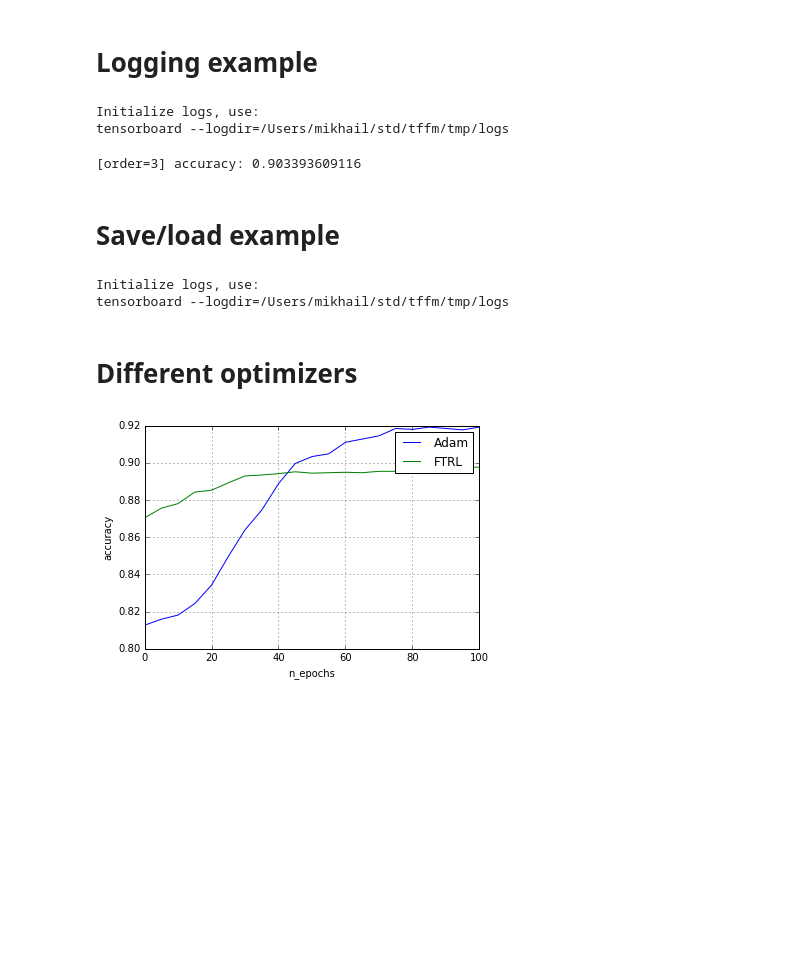
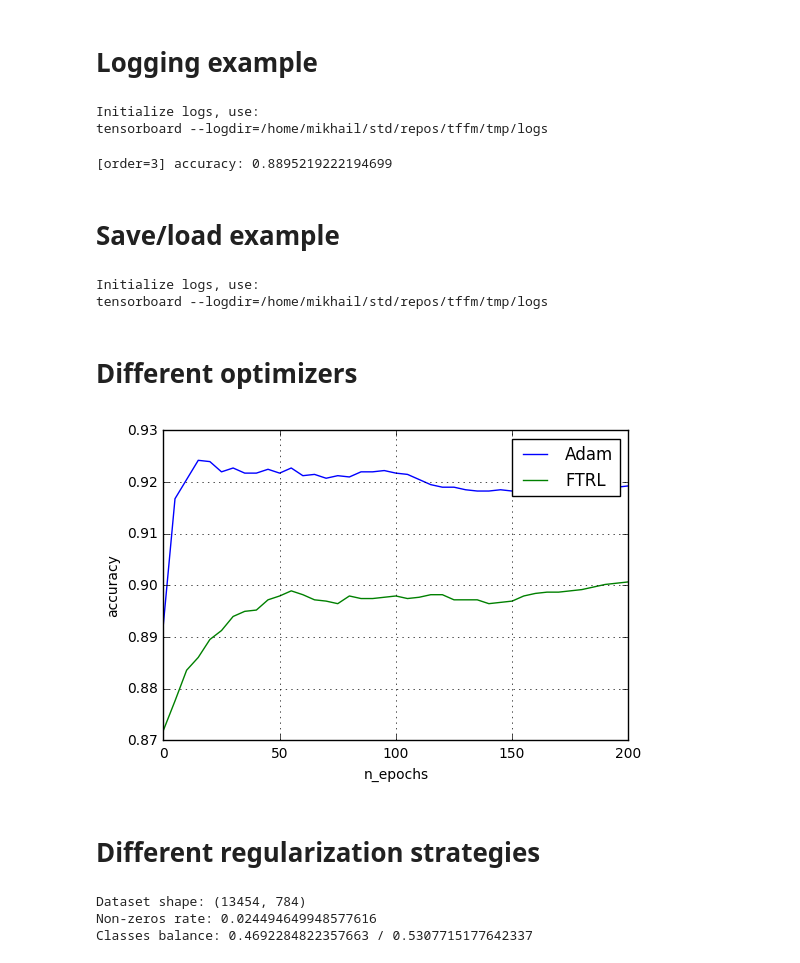
Before and after one commit to geffy/tffm, a Jupyter notebook: example.ipynb, the cells around one changed output. Drawn from its saved outputs; the diff is of its cells as text; code cells hidden in the pictures; blank space fills up the shorter version.

```diff
--- a/example.ipynb
+++ b/example.ipynb
@@ -71,12 +70,13 @@ for order in [2, 3]:
     model = TFFMClassifier(
         order=order,
         rank=10,
-        optimizer=tf.train.AdamOptimizer(learning_rate=0.01),
+        optimizer=tf.train.AdamOptimizer(learning_rate=0.001),
         n_epochs=50,
-        batch_size=-1,
+        batch_size=1024,
         init_std=0.001,
-        reg=0.001,
-        input_type='dense'
+        reg=0.01,
+        input_type='dense',
+        seed=42
     )
     model.fit(X_tr, y_tr, show_progress=True)
     predictions = model.predict(X_te)
@@ -98,12 +98,13 @@ order = 3
 model = TFFMClassifier(
     order=order,
     rank=10,
-    optimizer=tf.train.AdamOptimizer(learning_rate=0.01),
+    optimizer=tf.train.AdamOptimizer(learning_rate=0.001),
     n_epochs=50,
-    batch_size=-1,
+    batch_size=1024,
     init_std=0.001,
-    reg=0.001,
-    input_type='sparse'
+    reg=0.01,
+    input_type='sparse',
+    seed=42
 )
 model.fit(X_tr_sparse, y_tr, show_progress=True)
 predictions = model.predict(X_te_sparse)
@@ -120,11 +121,11 @@ from sklearn.metrics import mean_squared_error
 model = TFFMRegressor(
     order=order,
     rank=10,
-    optimizer=tf.train.AdamOptimizer(learning_rate=0.01),
+    optimizer=tf.train.AdamOptimizer(learning_rate=0.001),
     n_epochs=50,
-    batch_size=-1,
+    batch_size=1024,
     init_std=0.001,
-    reg=0.001,
+    reg=0.01,
     input_type='sparse'
 )
 # translate Y from {0,1} to {-10, 10}
@@ -204,8 +205,8 @@ predictions = model.predict(X_te_sparse)
 print('[order={}] accuracy: {}'.format(order, accuracy_score(y_te, predictions)))
 # %% [output]
 Initialize logs, use:
-tensorboard --logdir=/Users/mikhail/std/tffm/tmp/logs
+tensorboard --logdir=/home/mikhail/std/repos/tffm/tmp/logs
-[order=3] accuracy: 0.903393609116
+[order=3] accuracy: 0.8895219222194699
 # %% [markdown]
 # Save/load example
 # %%
@@ -231,34 +232,55 @@ model.core.set_num_features(X_tr.shape[1])
 model.load_state('./tmp/state.tf')
 # %% [output]
 Initialize logs, use:
-tensorboard --logdir=/Users/mikhail/std/tffm/tmp/logs
+tensorboard --logdir=/home/mikhail/std/repos/tffm/tmp/logs
 # %% [markdown]
 # Different optimizers
 # %%
 for optim, title in [(tf.train.AdamOptimizer(learning_rate=0.001), 'Adam'),
-              (tf.train.FtrlOptimizer(0.05, l1_regularization_strength=0.001), 'FTRL')]:
+              (tf.train.FtrlOptimizer(0.01, l1_regularization_strength=0.01), 'FTRL')]:
     acc = []
     model = TFFMClassifier(
         order=3,
         rank=10,
         optimizer=optim,
-        batch_size=-1,
+        batch_size=1024,
         init_std=0.001,
-        reg=0.001,
+        reg=0.1,
         input_type='sparse',
     )
     n_epochs = 5
-    anchor_epochs = range(0, 100+1, n_epochs)
+    anchor_epochs = range(0, 200+1, n_epochs)
     for _ in anchor_epochs:
         # score result every 5 epochs
         model.fit(X_tr_sparse, y_tr, n_epochs=n_epochs)
         predictions = model.predict(X_te_sparse)
         acc.append(accuracy_score(y_te, predictions))
     plot(anchor_epochs, acc, label=title)
     model.destroy()
 xlabel('n_epochs')
 ylabel('accuracy')
 legend()
 grid()
 # %% [output]
-[figure, old version]
+[figure, new version]
+# %% [markdown]
+# Different regularization strategies
+# %%
+# only binary classification supported
+mask = (mnist['target'] == 3) + (mnist['target'] == 5)
+
+X_all = scale(mnist['data'][mask].astype(float))
+y_all = (mnist['target'][mask]==3)*1
+
+# make it more sparse (sparseness is about 97%)
+X_all = X_all * (np.random.uniform(0, 1, X_all.shape) > 0.97)
+
+print('Dataset shape: {}'.format(X_all.shape))
+print('Non-zeros rate: {}'.format(np.mean(X_all != 0)))
+print('Classes balance: {} / {}'.format(np.mean(y_all==0), np.mean(y_all==1)))
+
+X_tr, X_te, y_tr, y_te = train_test_split(X_all, y_all, random_state=42, test_size=0.3)
+# %% [output]
+Dataset shape: (13454, 784)
+Non-zeros rate: 0.024494649948577616
+Classes balance: 0.4692284822357663 / 0.5307715177642337
```
Also changed, not shown: parts of 7 cells of this notebook, 1 other file.
